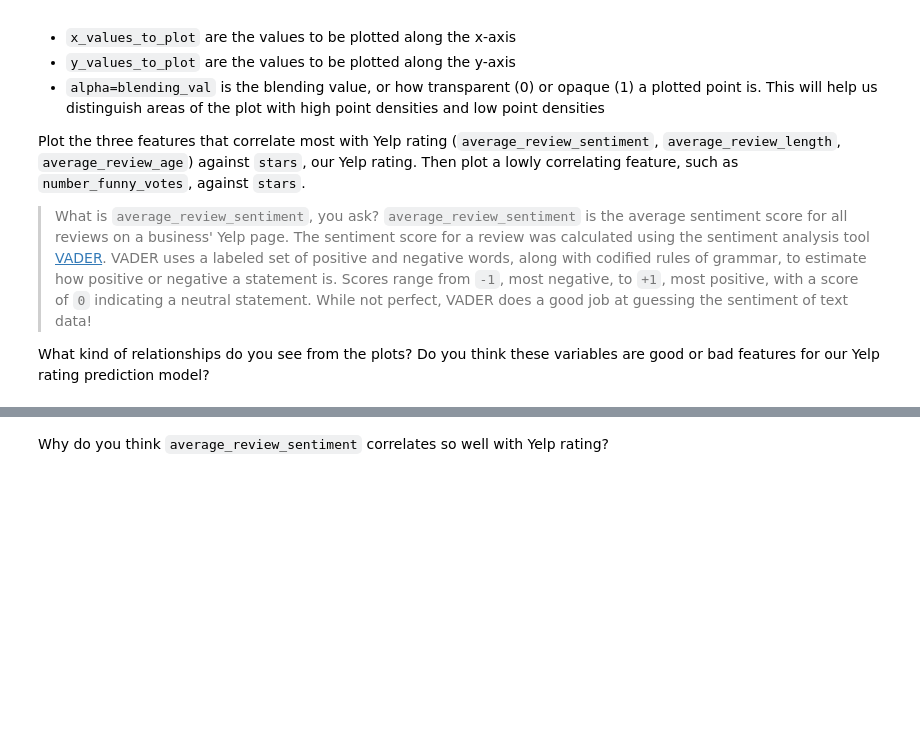
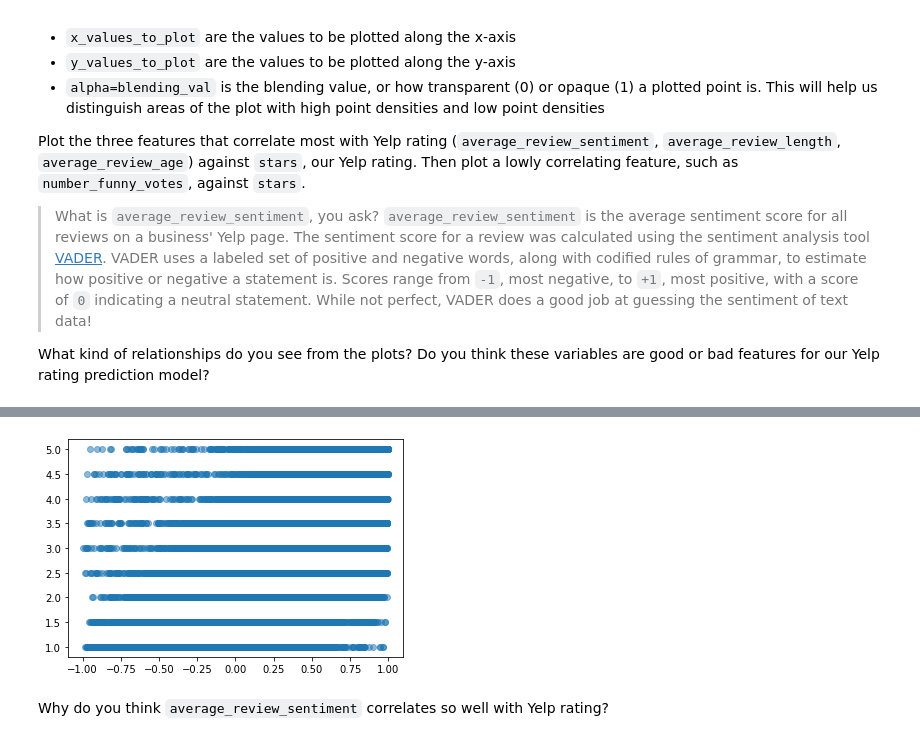
Before and after one commit to LenSin3/yelp_regression_project, a Jupyter notebook: yelp_regression.ipynb, the cells around one changed output, grey strips where cells are left out. Cells and saved outputs as stored; diff of their text form; code cells hidden in the pictures; blank space fills up the shorter version.

```diff
--- a/yelp_regression.ipynb
+++ b/yelp_regression.ipynb
@@ -280,6 +310,10 @@ What kind of relationships do you see from the plots? Do you think these variabl
 # %%
 from matplotlib import pyplot as plt
 
 # plot average_review_sentiment against stars here
+plt.scatter(df['average_review_sentiment'], df['stars'], alpha=0.5)
+plt.show()
+# %% [output]
+[figure, added]
 # %%
 # plot average_review_length against stars here
```
Also changed, not shown: parts of 6 cells of this notebook.
